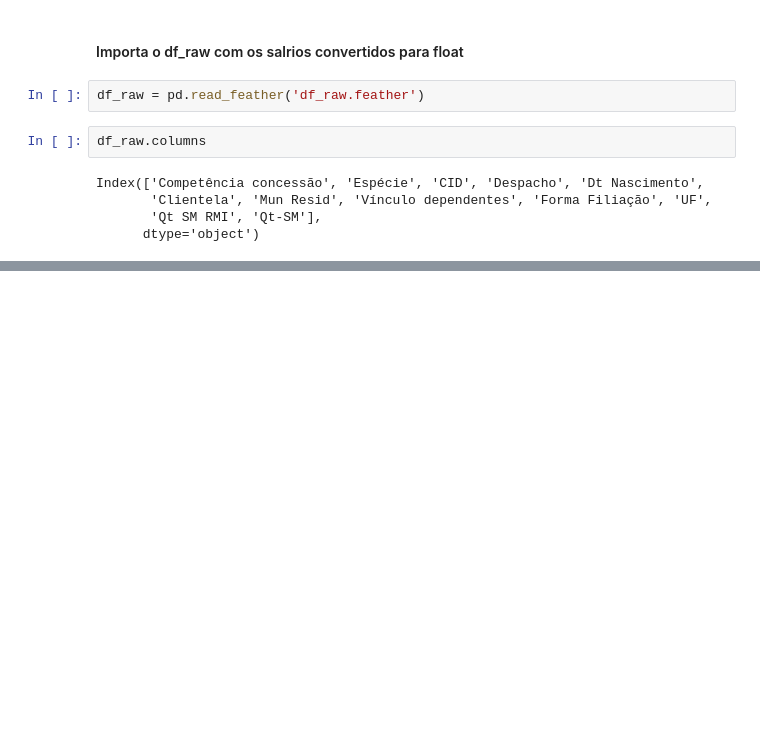
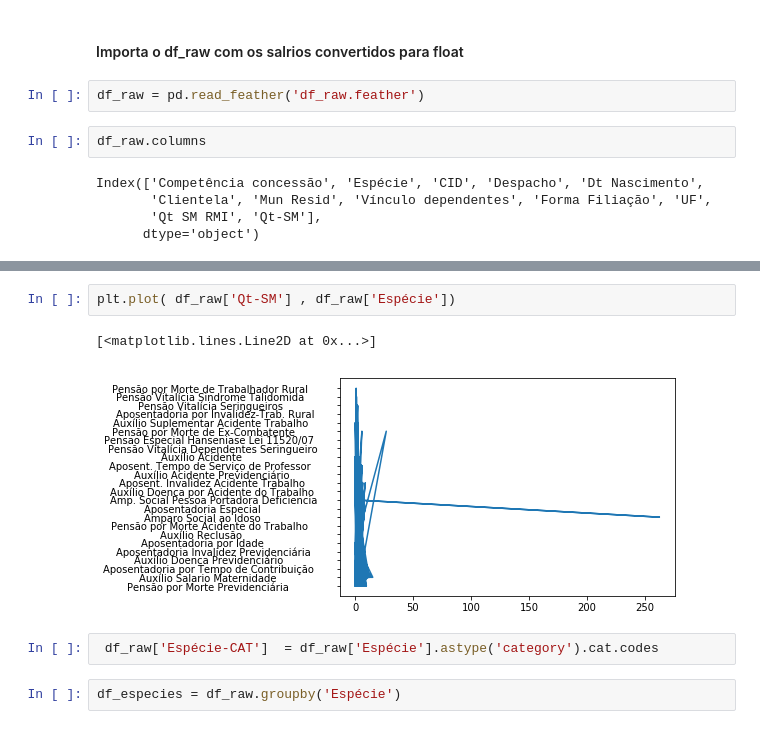
Before and after one commit to jeroavf/ExploraBeneficios, a Jupyter notebook: AnaliseBeneficios.ipynb, the cells around one changed output, grey strips where cells are left out. Cells and saved outputs as stored; diff of their text form; blank space fills up the shorter version.

```diff
--- a/AnaliseBeneficios.ipynb
+++ b/AnaliseBeneficios.ipynb
@@ -125,0 +134,9 @@ df_raw['Qt-SM'].hist(bins=10)
+# %%
+plt.plot( df_raw['Qt-SM'] , df_raw['Espécie'])
+# %% [output]
+[<matplotlib.lines.Line2D at 0x...>]
+[figure, added]
+# %%
+ df_raw['Espécie-CAT']  = df_raw['Espécie'].astype('category').cat.codes
+# %%
+df_especies = df_raw.groupby('Espécie')
```
Also changed, not shown: parts of 6 cells of this notebook, 1 other file.
